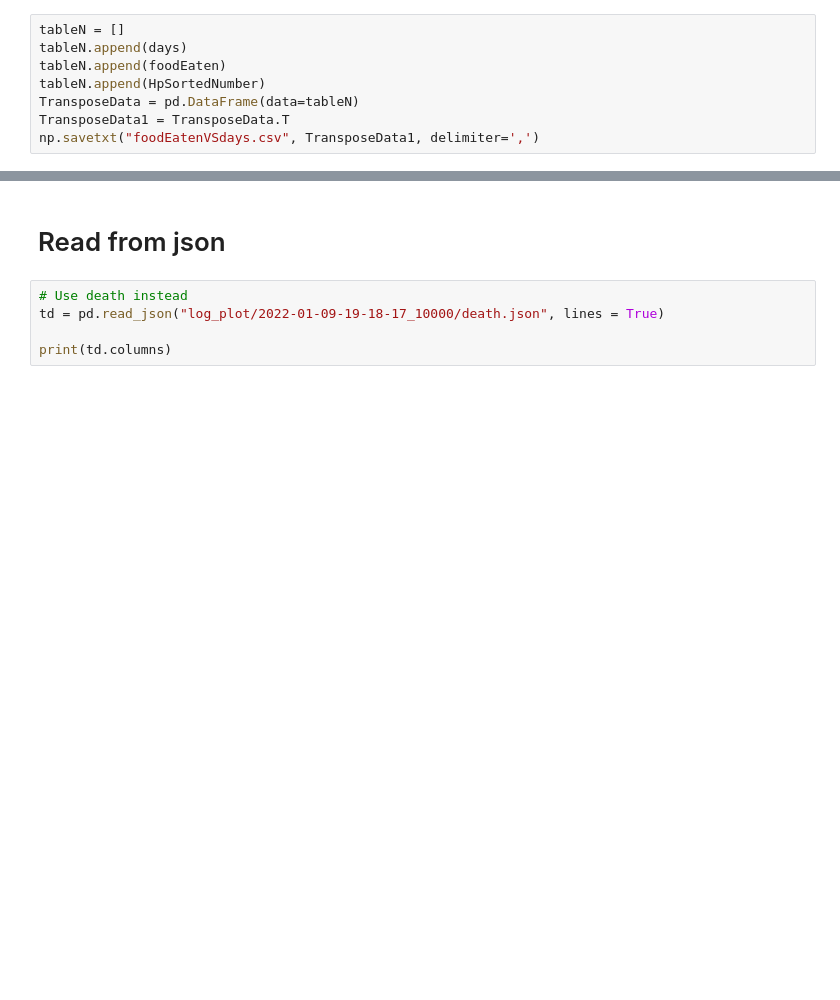
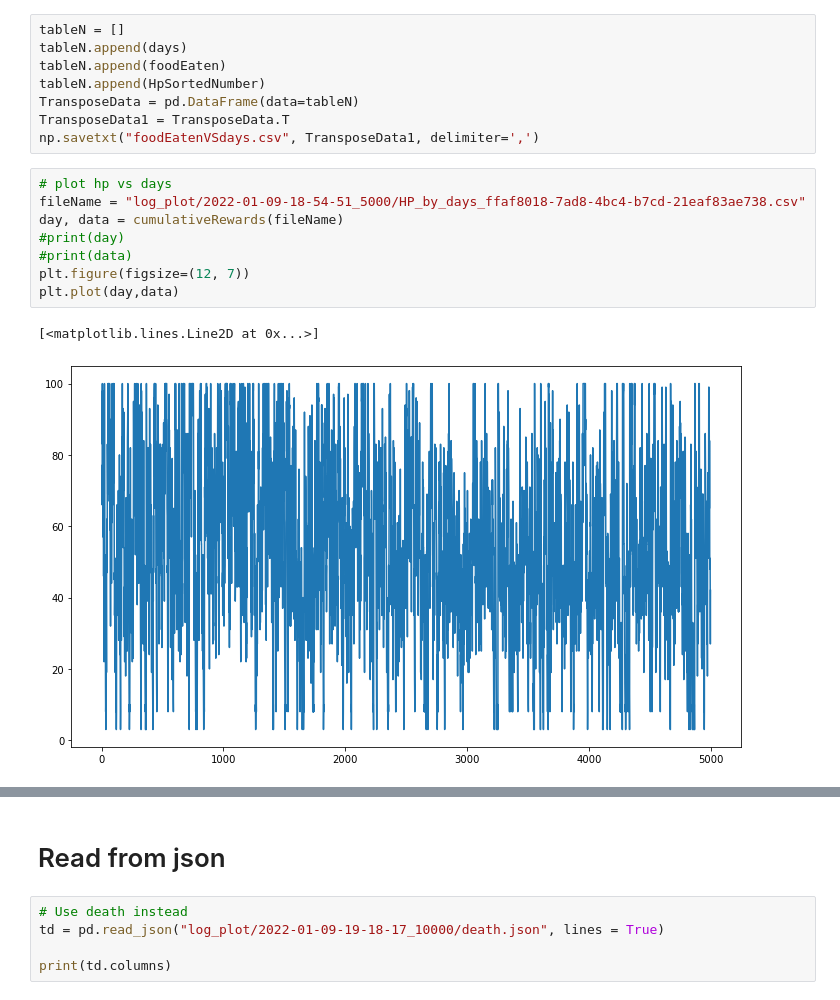
Before and after one commit to SOMAS2021/SOMAS2021, a Jupyter notebook: Experiment.ipynb, the cells around one changed output, grey strips where cells are left out. Cells and saved outputs as stored; diff of their text form; blank space fills up the shorter version.

```diff
--- a/Experiment.ipynb
+++ b/Experiment.ipynb
@@ -144,3 +144,14 @@ tableN.append(HpSortedNumber)
 TransposeData = pd.DataFrame(data=tableN)
 TransposeData1 = TransposeData.T
 np.savetxt("foodEatenVSdays.csv", TransposeData1, delimiter=',')
+# %%
+# plot hp vs days
+fileName = "log_plot/2022-01-09-18-54-51_5000/HP_by_days_ffaf8018-7ad8-4bc4-b7cd-21eaf83ae738.csv"
+day, data = cumulativeRewards(fileName)
+#print(day)
+#print(data)
+plt.figure(figsize=(12, 7))
+plt.plot(day,data)
+# %% [output]
+[<matplotlib.lines.Line2D at 0x...>]
+[figure, added]
```
Also changed, not shown: parts of 8 cells of this notebook.
